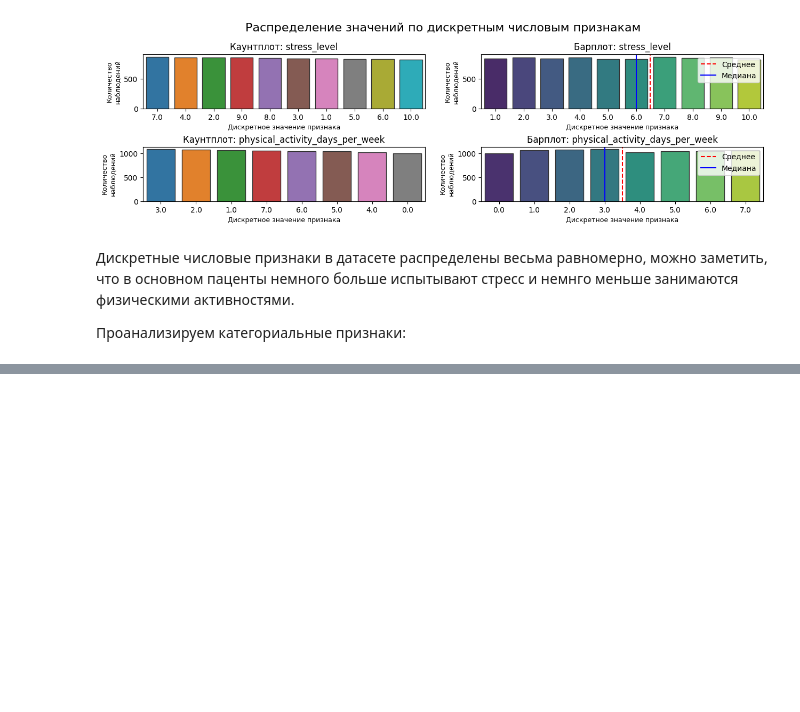
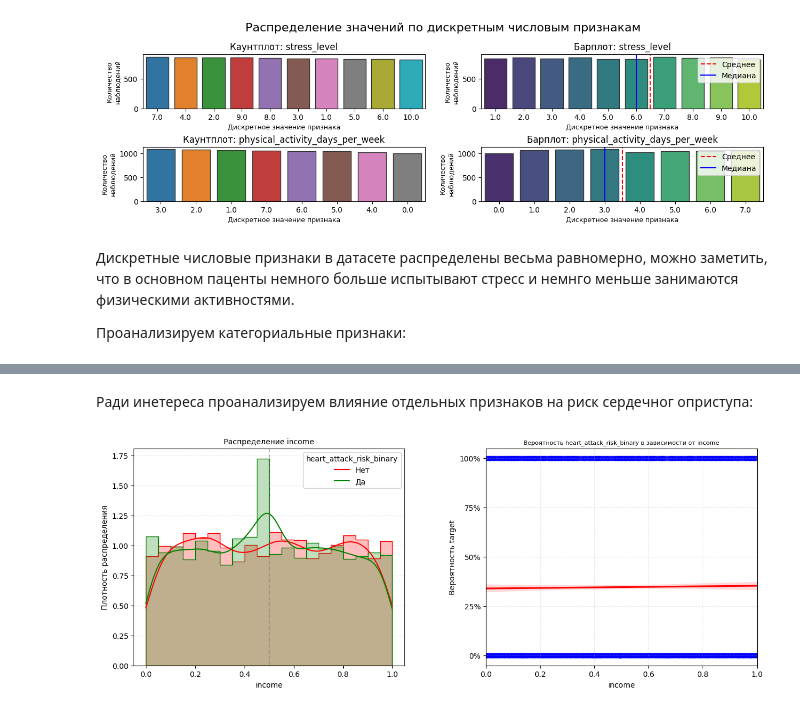
Before and after one commit to madLary/practicum-workshop-cvd-model, a Jupyter notebook: workshop-cdv-research.ipynb, the cells around one changed output, grey strips where cells are left out. Saved outputs shown, nothing was run; the diff lists cells and outputs as text; code cells hidden in the pictures; blank space fills up the shorter version.

```diff
--- a/workshop-cdv-research.ipynb
+++ b/workshop-cdv-research.ipynb
@@ -981,0 +1160,6 @@ analyze_categorial_data(train, fig_size=(11, 35), top=0.95,
+# %% [markdown]
+Ради инетереса проанализируем влияние отдельных признаков на риск сердечног оприступа:
+# %%
+draw_hist_and_reg(train, 'income', 'heart_attack_risk_binary')
+# %% [output]
+[figure, added]
```
Also changed, not shown: parts of 14 cells of this notebook, 1 other file.
